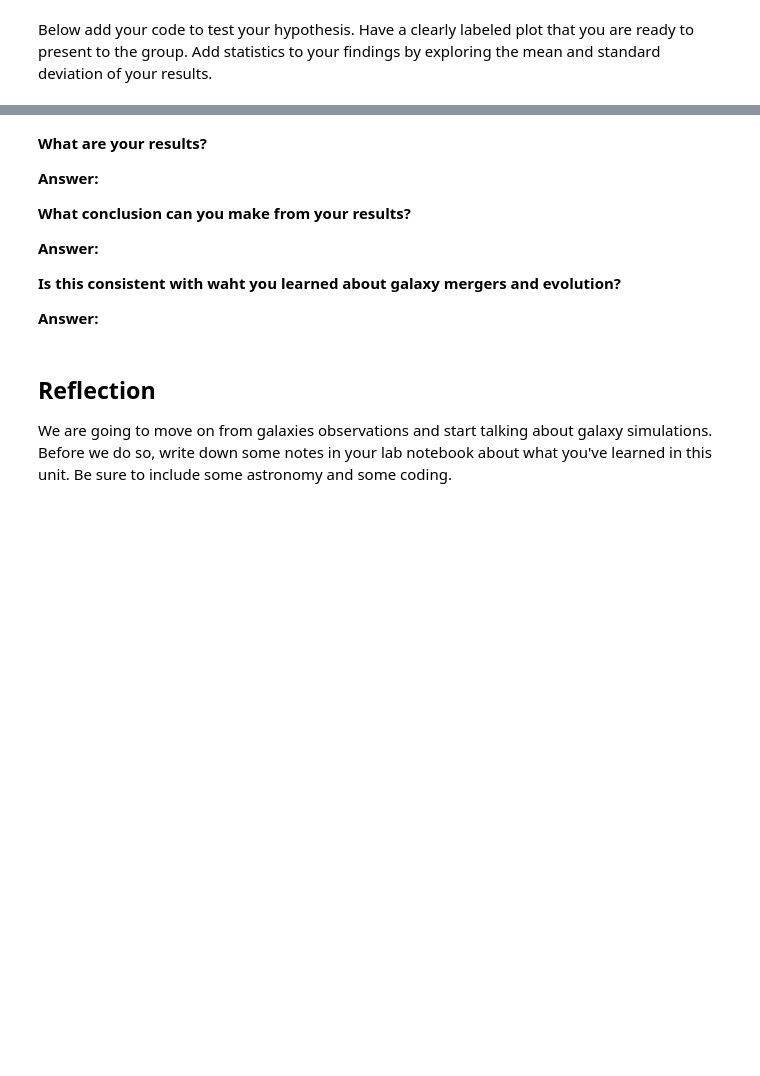
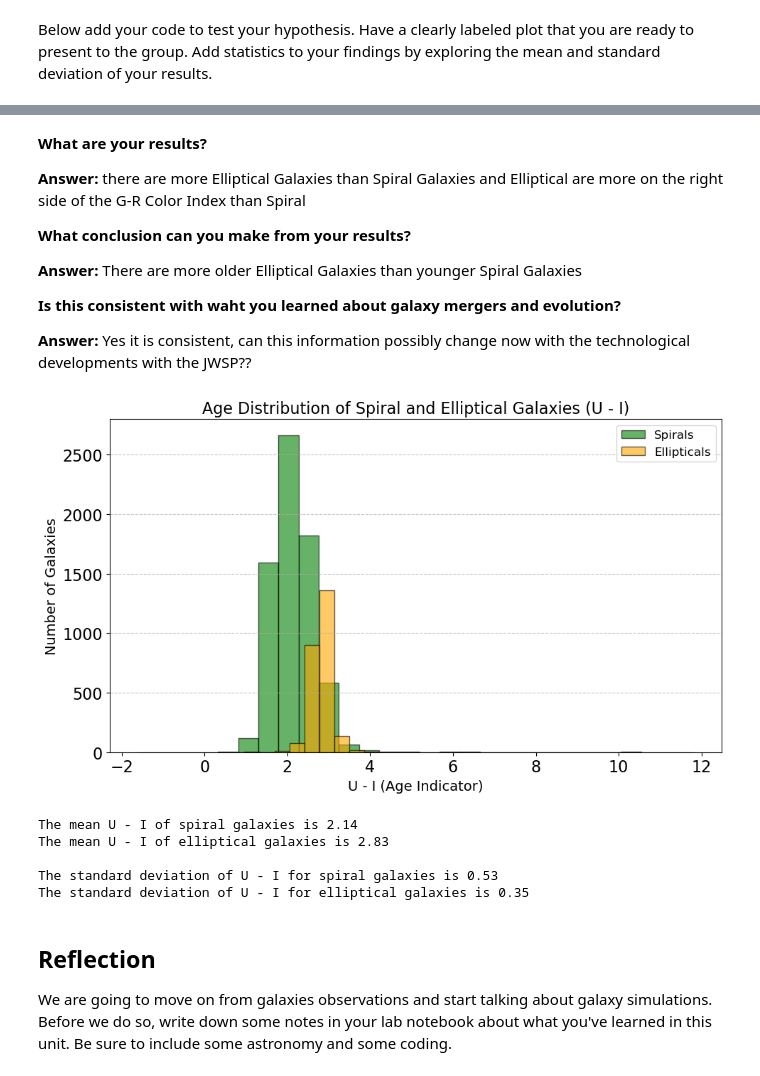
Before and after one commit to PrisonTeachingInitiative/CFR-2025, a Jupyter notebook: Astro/Blank/5 - Observed Galaxies Pt3.ipynb, the cells around one changed output, grey strips where cells are left out. Drawn from its saved outputs; the diff is of its cells as text; code cells hidden in the pictures; blank space fills up the shorter version.

```diff
--- a/Astro/Blank/5 - Observed Galaxies Pt3.ipynb
+++ b/Astro/Blank/5 - Observed Galaxies Pt3.ipynb
@@ -257,15 +274,59 @@ print('The standard deviation of the color of elliptical galaxies is', round($,
 # %% [markdown]
 **What are your results?**
 
-**Answer:**
+**Answer:** there are more Elliptical Galaxies than Spiral Galaxies and Elliptical are more on the right side of the G-R Color Index than Spiral
 
 **What conclusion can you make from your results?**
 
-**Answer:**
+**Answer:** There are more older Elliptical Galaxies than younger Spiral Galaxies
 
 **Is this consistent with waht you learned about galaxy mergers and evolution?**
 
-**Answer:**
+**Answer:** Yes it is consistent, can this information possibly change now with the technological developments with the JWSP??
+# %%
+import matplotlib.pyplot as plt
+import numpy as np
+import pandas as pd
+import matplotlib
+matplotlib.rc('font', **{'family':'sans-serif', 'size':16})
+
+# Load the data
+data1 = pd.read_csv('../Data/galaxyzoo_research.csv')
+
+# Filter by galaxy type probability
+ellipticals = data1[data1["P_ELLIPTICAL"] > 0.8]
+spirals = data1[data1["P_SPIRAL"] > 0.8]
+
+# Compute age proxies: U - I
+elliptical_galaxy_age = ellipticals["UMAG"] - ellipticals["IMAG"]
+spiral_galaxy_age = spirals["UMAG"] - spirals["IMAG"]
+
+# Plot histograms for age
+plt.figure(figsize=(10, 6))
+plt.hist(spiral_galaxy_age, bins=25, alpha=0.6, label='Spirals', color='green', edgecolor='black')
+plt.hist(elliptical_galaxy_age, bins=30, alpha=0.6, label='Ellipticals', color='orange', edgecolor='black')
+
+plt.xlabel('U - I (Age Indicator)', fontsize=14)
+plt.ylabel('Number of Galaxies', fontsize=14)
+plt.title('Age Distribution of Spiral and Elliptical Galaxies (U - I)', fontsize=16)
+plt.legend(fontsize=12)
+plt.grid(axis='y', linestyle='--', alpha=0.7)
+plt.tight_layout()
+plt.show()
+
+# Statistics
+print('The mean U - I of spiral galaxies is', round(np.mean(spiral_galaxy_age), 2))
+print('The mean U - I of elliptical galaxies is', round(np.mean(elliptical_galaxy_age), 2))
+print()
+print('The standard deviation of U - I for spiral galaxies is', round(np.std(spiral_galaxy_age), 2))
+print('The standard deviation of U - I for elliptical galaxies is', round(np.std(elliptical_galaxy_age), 2))
+# %% [output]
+[figure, added]
+The mean U - I of spiral galaxies is 2.14
+The mean U - I of elliptical galaxies is 2.83
+
+The standard deviation of U - I for spiral galaxies is 0.53
+The standard deviation of U - I for elliptical galaxies is 0.35
 # %% [markdown]
 ## Reflection
 
```
Also changed, not shown: parts of 5 cells of this notebook.
